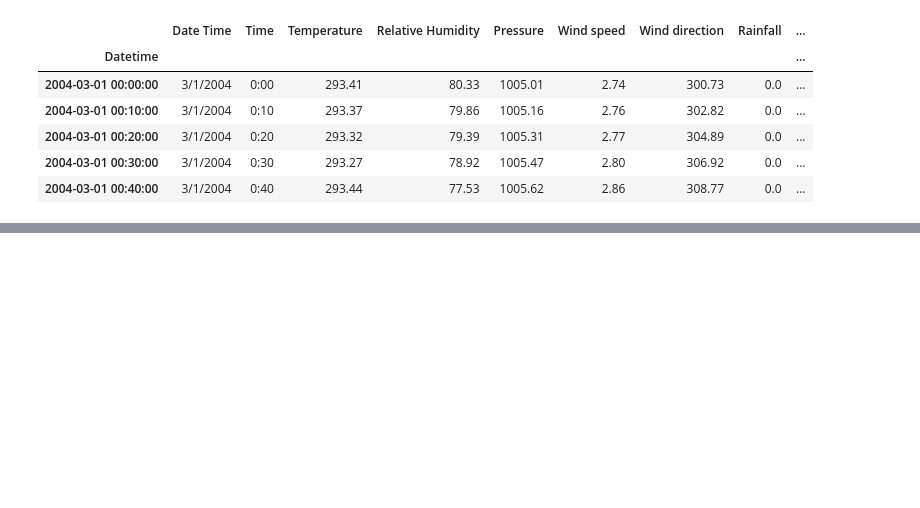
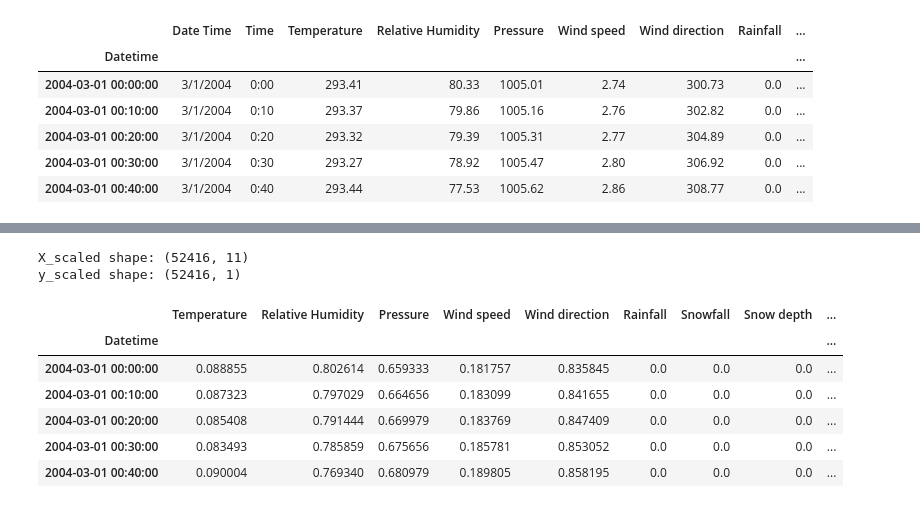
Before and after one commit to jayanth-talasri/Solar-irradiance-forecasting-using-deep-Learning-model-LSTM-, a Jupyter notebook: solar_forecasting.ipynb, the cells around one changed output, grey strips where cells are left out. Saved outputs shown, nothing was run; the diff lists cells and outputs as text; code cells hidden in the pictures; blank space fills up the shorter version.

```diff
--- a/solar_forecasting.ipynb
+++ b/solar_forecasting.ipynb
@@ -130,3 +130,25 @@ summer.head()
 | 2004-03-01 00:20:00 | 3/1/2004 | 0:20 | 293.32 | 79.39 | 1005.31 | 2.77 | 304.89 | 0.0 | ... |
 | 2004-03-01 00:30:00 | 3/1/2004 | 0:30 | 293.27 | 78.92 | 1005.47 | 2.80 | 306.92 | 0.0 | ... |
 | 2004-03-01 00:40:00 | 3/1/2004 | 0:40 | 293.44 | 77.53 | 1005.62 | 2.86 | 308.77 | 0.0 | ... |
+# %%
+features = [
+    "Temperature",
+    "Relative Humidity",
+    "Pressure",
+    "Wind speed",
+    "Wind direction",
+    "Rainfall",
+    "Snowfall",
+    "Snow depth",
+    "Hour",
+    "Day",
+    "Month"
+]
+# %%
+target = "Short-wave irradiation"
+# %%
+X = summer[features]
+y = summer[target]
+
+print(X.head())
+print(y.head())
@@ -132,0 +175,27 @@ summer.head()
+# %%
+feature_scaler = MinMaxScaler()
+target_scaler = MinMaxScaler()
+
+X_scaled = feature_scaler.fit_transform(X)
+
+y_scaled = target_scaler.fit_transform(y.values.reshape(-1, 1))
+# %%
+print("X_scaled shape:", X_scaled.shape)
+print("y_scaled shape:", y_scaled.shape)
+# %% [output]
+X_scaled shape: (52416, 11)
+y_scaled shape: (52416, 1)
+# %%
+X_scaled = pd.DataFrame(X_scaled, columns=features, index=summer.index)
+
+y_scaled = pd.DataFrame(y_scaled, columns=[target], index=summer.index)
+
+X_scaled.head()
+# %% [output]
+|  | Temperature | Relative Humidity | Pressure | Wind speed | Wind direction | Rainfall | Snowfall | Snow depth | ... |
+| Datetime |  |  |  |  |  |  |  |  | ... |
+| 2004-03-01 00:00:00 | 0.088855 | 0.802614 | 0.659333 | 0.181757 | 0.835845 | 0.0 | 0.0 | 0.0 | ... |
+| 2004-03-01 00:10:00 | 0.087323 | 0.797029 | 0.664656 | 0.183099 | 0.841655 | 0.0 | 0.0 | 0.0 | ... |
+| 2004-03-01 00:20:00 | 0.085408 | 0.791444 | 0.669979 | 0.183769 | 0.847409 | 0.0 | 0.0 | 0.0 | ... |
+| 2004-03-01 00:30:00 | 0.083493 | 0.785859 | 0.675656 | 0.185781 | 0.853052 | 0.0 | 0.0 | 0.0 | ... |
+| 2004-03-01 00:40:00 | 0.090004 | 0.769340 | 0.680979 | 0.189805 | 0.858195 | 0.0 | 0.0 | 0.0 | ... |
```
Also changed, not shown: parts of 2 cells of this notebook.
